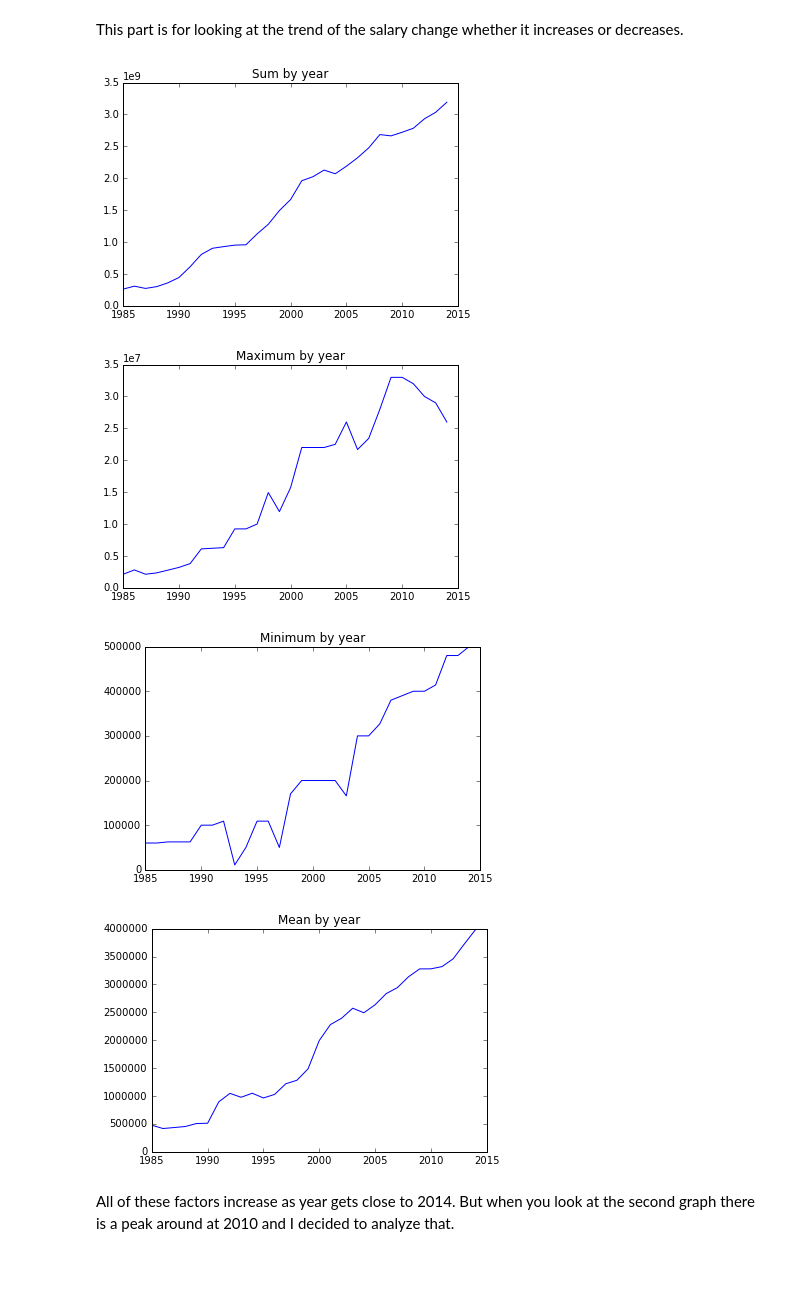
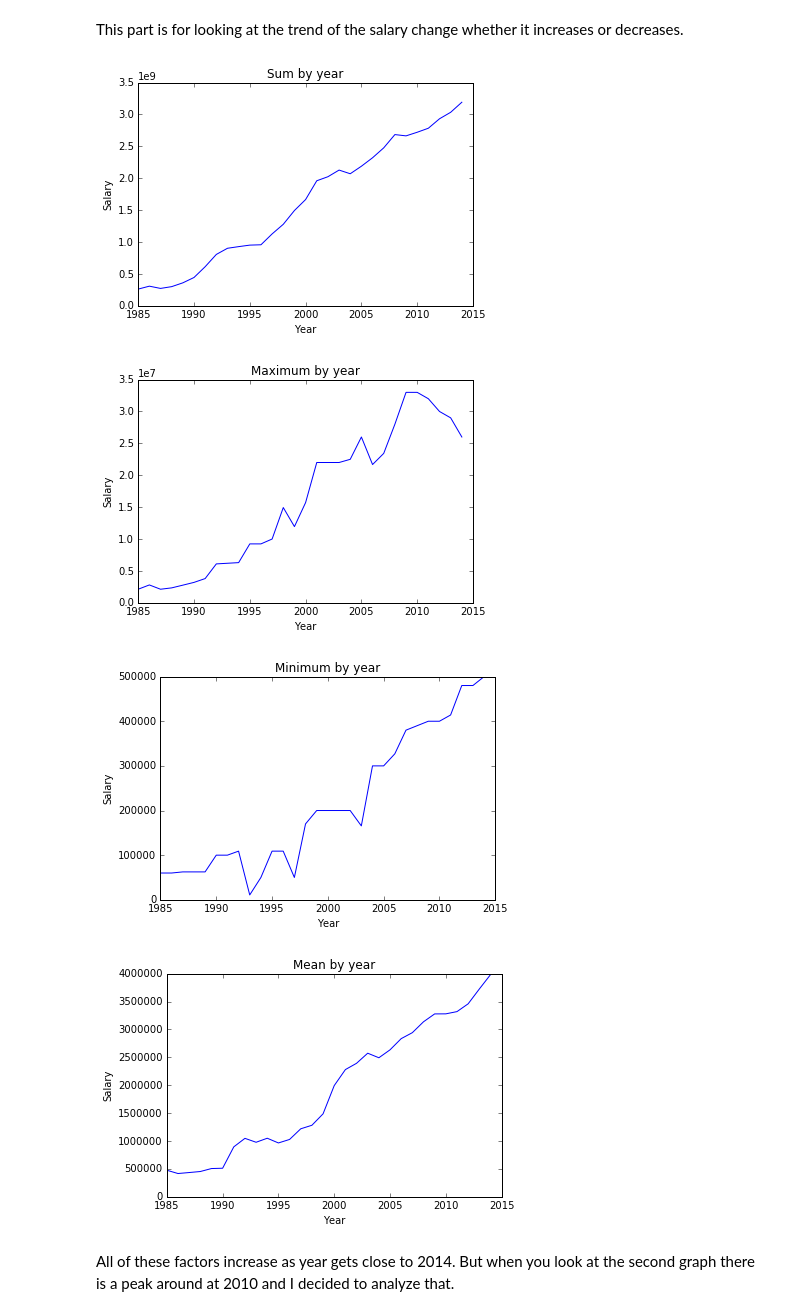
Before and after one commit to wonjunee/investigate-a-dataset, a Jupyter notebook: P2_baseball.ipynb, the cells around one changed output. Cells and saved outputs as stored; diff of their text form; code cells hidden in the pictures; blank space fills up the shorter version.

```diff
--- a/P2_baseball.ipynb
+++ b/P2_baseball.ipynb
@@ -241,27 +357,35 @@ This part is for looking at the trend of the salary change whether it increases
 # %%
 """ data by year """
 salariesDF_by_year = salariesDF[["yearID","salary"]].groupby("yearID").agg([np.sum,np.max,np.min,np.mean])
 salariesDF_by_year.columns = ["sum", "max", "min", "mean"]
 
 if True:
     %matplotlib inline
     plt.title('Sum by year')
+    plt.xlabel('Year')
+    plt.ylabel('Salary')
     plt.plot(salariesDF_by_year.index, salariesDF_by_year["sum"])
     plt.show()
     plt.title('Maximum by year')
+    plt.xlabel('Year')
+    plt.ylabel('Salary')
     plt.plot(salariesDF_by_year.index, salariesDF_by_year["max"])
     plt.show()
     plt.title('Minimum by year')
+    plt.xlabel('Year')
+    plt.ylabel('Salary')
     plt.plot(salariesDF_by_year.index, salariesDF_by_year["min"])
     plt.show()
     plt.title('Mean by year')
+    plt.xlabel('Year')
+    plt.ylabel('Salary')
     plt.plot(salariesDF_by_year.index, salariesDF_by_year["mean"])
     plt.show()
 # %% [output]
-[figure, old version]
+[figure, new version]
-[figure, old version]
+[figure, new version]
-[figure, old version]
+[figure, new version]
-[figure, old version]
+[figure, new version]
 # %% [markdown]
 
 
```
Also changed, not shown: parts of 25 cells of this notebook, 1 other file.
